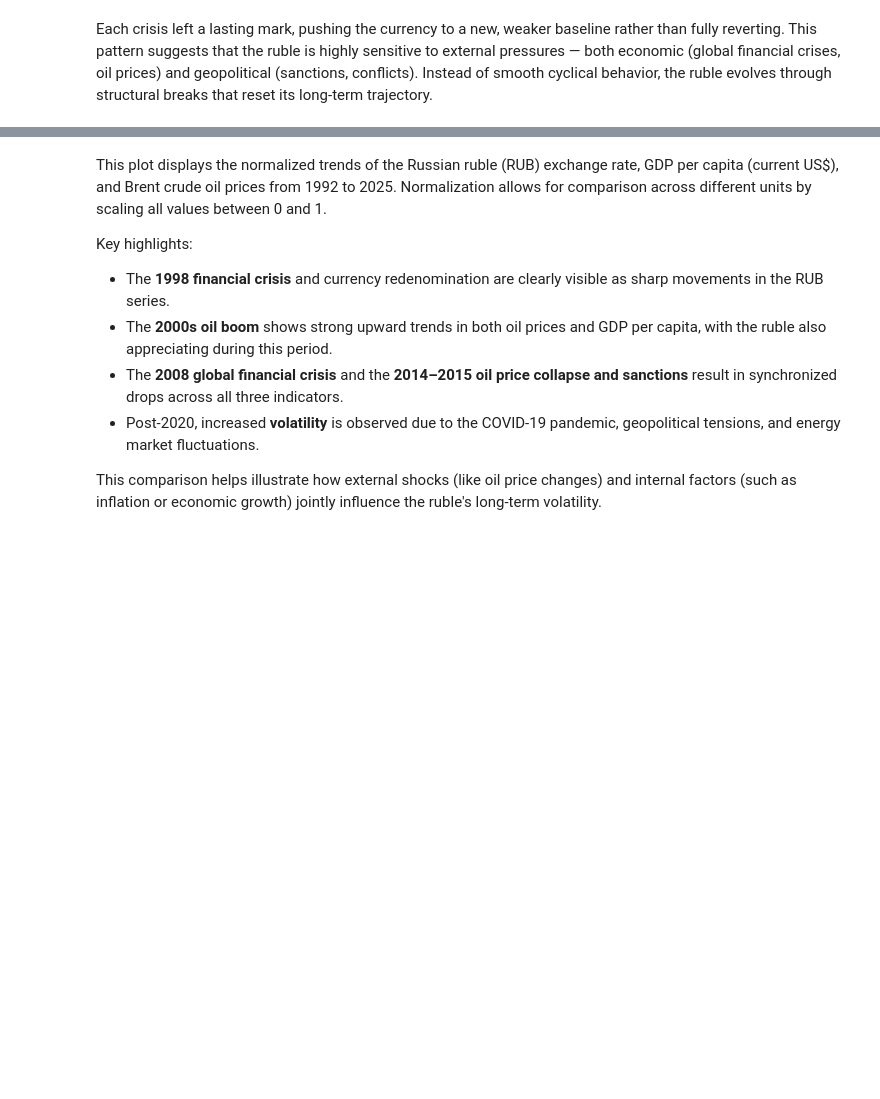
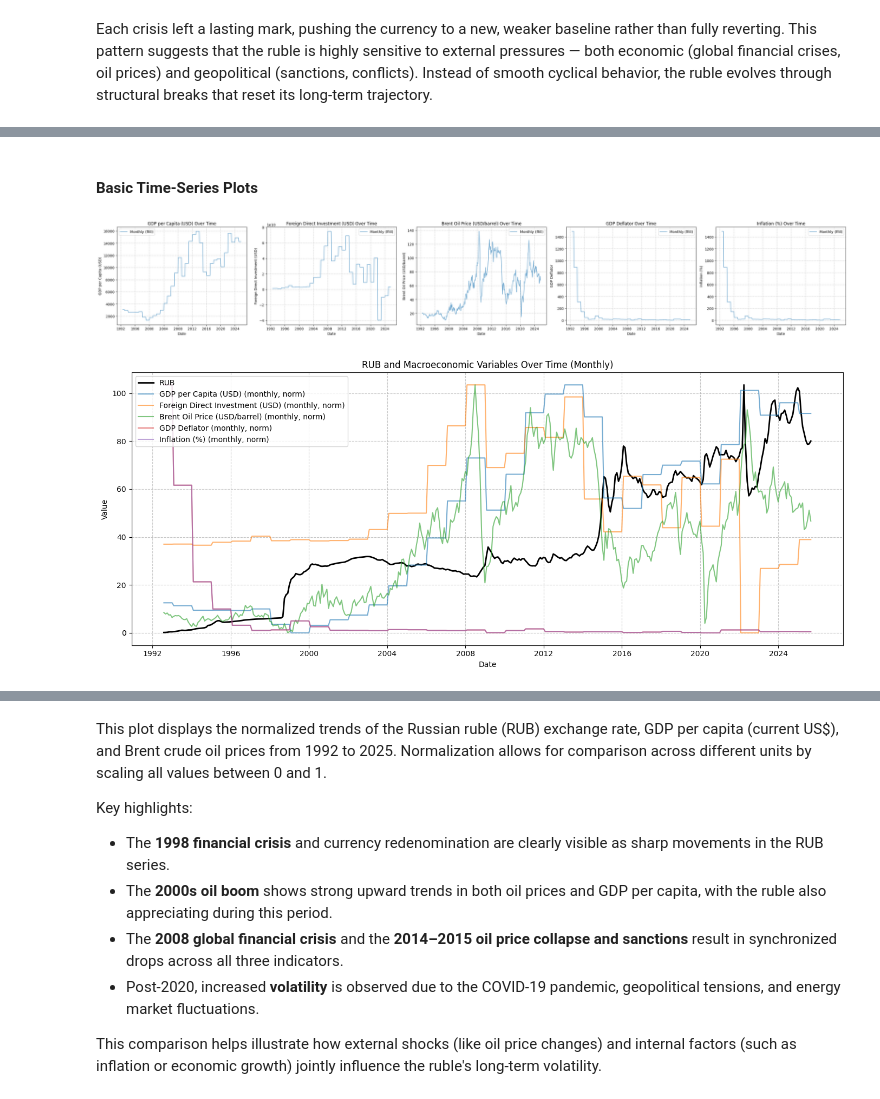
Before and after one commit to ZlataSparrow/Ruble_Volatility_Prediction, a Jupyter notebook: notebook/02_Exploratory_Data_Analysis.ipynb, the cells around one changed output, grey strips where cells are left out. Drawn from its saved outputs; the diff is of its cells as text; code cells hidden in the pictures; blank space fills up the shorter version.

```diff
--- a/notebook/02_Exploratory_Data_Analysis.ipynb
+++ b/notebook/02_Exploratory_Data_Analysis.ipynb
@@ -468,0 +526,47 @@ Each crisis left a lasting mark, pushing the currency to a new, weaker baseline
+# %% [markdown]
+#### Basic Time-Series Plots
+# %%
+# adding Macro Metrcis for plots
+
+macro_vars = [
+    ("GDP_per_capita", "GDP per Capita (USD)"),
+    ("FD_investment", "Foreign Direct Investment (USD)"),
+    ("Brent_price", "Brent Oil Price (USD/barrel)"),
+    ("GDP_deflator", "GDP Deflator"),
+    ("Inflation", "Inflation (%)"),
+]
+# %%
+n_vars = len(macro_vars)
+fig, axes = plt.subplots(1, n_vars, figsize=(6 * n_vars, 5), sharex=True)
+if n_vars == 1:
+    axes = [axes]
+for ax, (var, label) in zip(axes, macro_vars):
+    # Plot only monthly-resampled (forward-filled) series
+    ax.plot(data_monthly["date"], data_monthly[var], label="Monthly (ffill)", color="tab:blue", alpha=0.6)
+    ax.set_xlabel("Date")
+    ax.set_ylabel(label)
+    ax.set_title(f"{label} Over Time")
+    ax.grid(True, linestyle="--", alpha=0.7)
+    ax.legend()
+plt.tight_layout()
+plt.show()
+
+
+plt.figure(figsize=(14, 6))
+plt.plot(data_monthly["date"], data_monthly["RUB"], label="RUB", color="black", linewidth=2)
+
+for var, label in macro_vars:
+    # normalize for monthly
+    norm_monthly = (data_monthly[var] - data_monthly[var].min()) / (data_monthly[var].max() - data_monthly[var].min())
+    plt.plot(data_monthly["date"], norm_monthly * data_monthly["RUB"].max(), label=f"{label} (monthly, norm)", alpha=0.6)
+
+plt.xlabel("Date")
+plt.ylabel("Value")
+plt.title("RUB and Macroeconomic Variables Over Time (Monthly)")
+plt.legend()
+plt.grid(True, linestyle="--", alpha=0.7)
+plt.tight_layout()
+plt.show()
+# %% [output]
+[figure, added]
+[figure, added]
```
Also changed, not shown: parts of 7 cells of this notebook, 5 other files.
